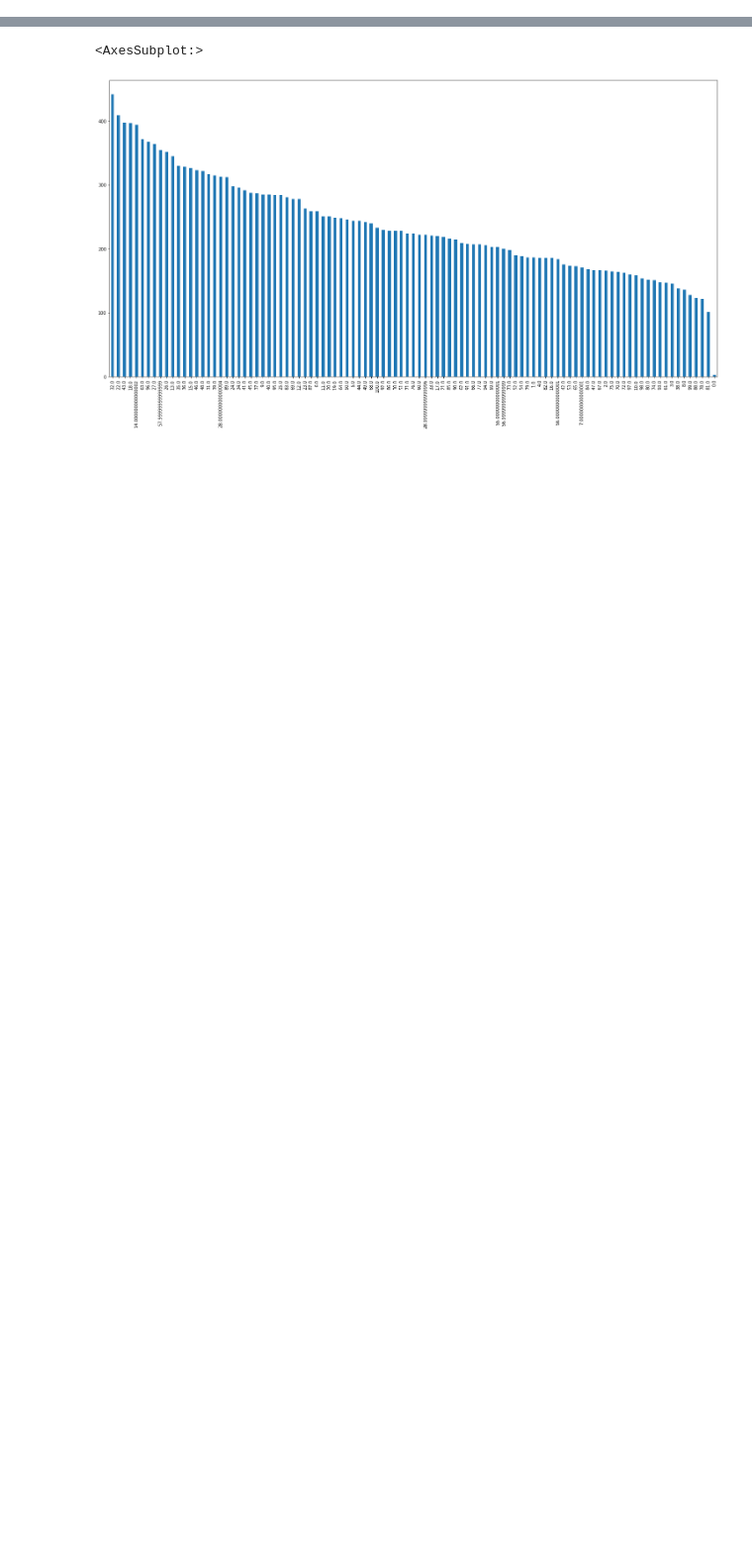
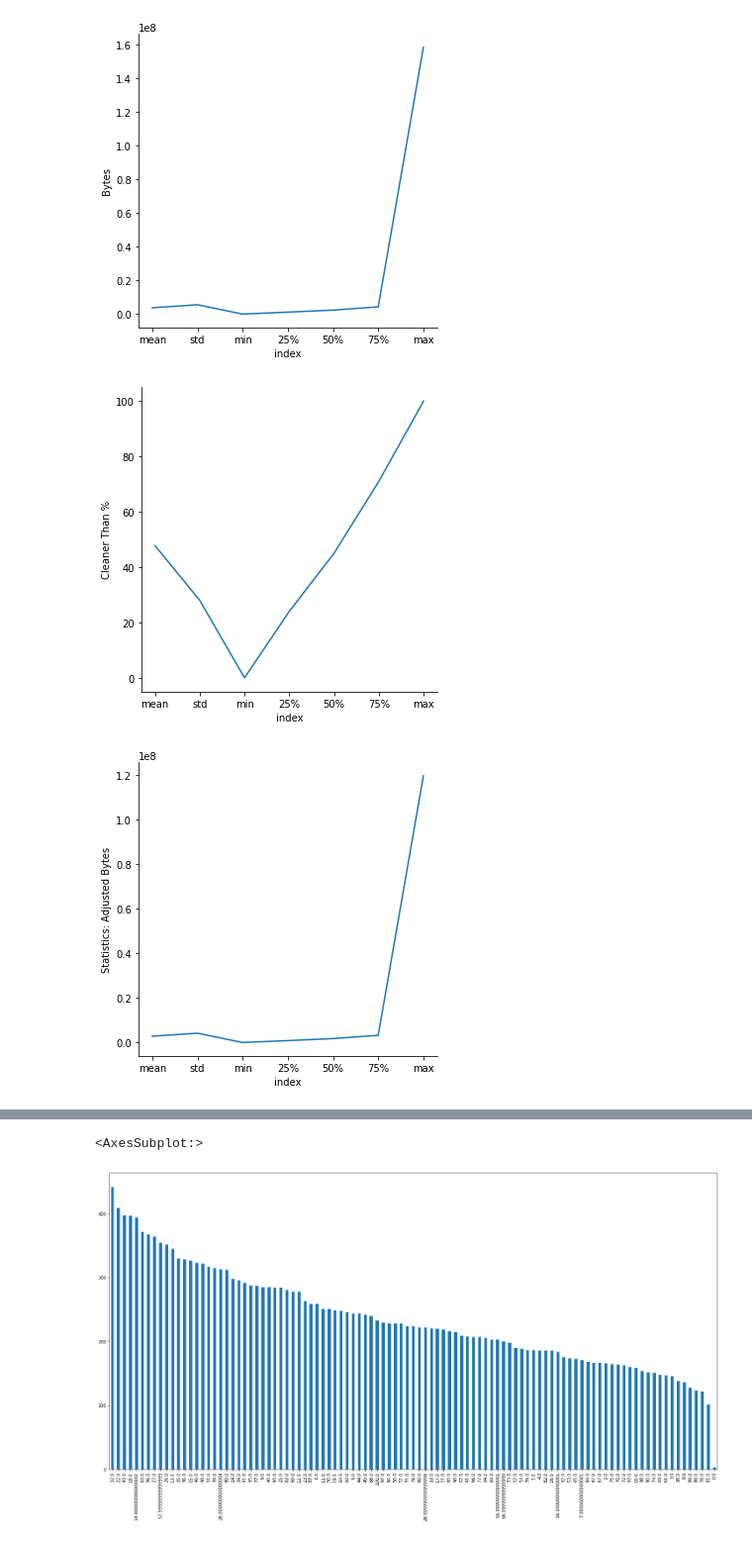
Before and after one commit to ivanivanov10101/bachelor-project, a Jupyter notebook: CSV.ipynb, the cells around one changed output, grey strips where cells are left out. Shown at 99% size. Drawn from its saved outputs; the diff is of its cells as text; code cells hidden in the pictures; blank space fills up the shorter version.

```diff
--- a/CSV.ipynb
+++ b/CSV.ipynb
@@ -296,0 +343,17 @@ Name: Green Hosting, dtype: int64
+# %%
+total_columns = dfmain.columns
+number_columns = dfmain._get_numeric_data().columns
+category_columns = list(set(total_columns)-set(number_columns))
+
+describe_num_df = dfmain.describe(include=['int64', 'float64'])
+describe_num_df.reset_index(inplace=True)
+describe_num_df = describe_num_df[describe_num_df['index'] != 'count']
+for i in number_columns:
+  if i in ['index']:
+    continue
+  sns.relplot(x='index', y=i, data=describe_num_df, kind='line')
+  plt.show()
+# %% [output]
+[figure, added]
+[figure, added]
+[figure, added]
```
Also changed, not shown: parts of 28 cells of this notebook, 10 other files.
